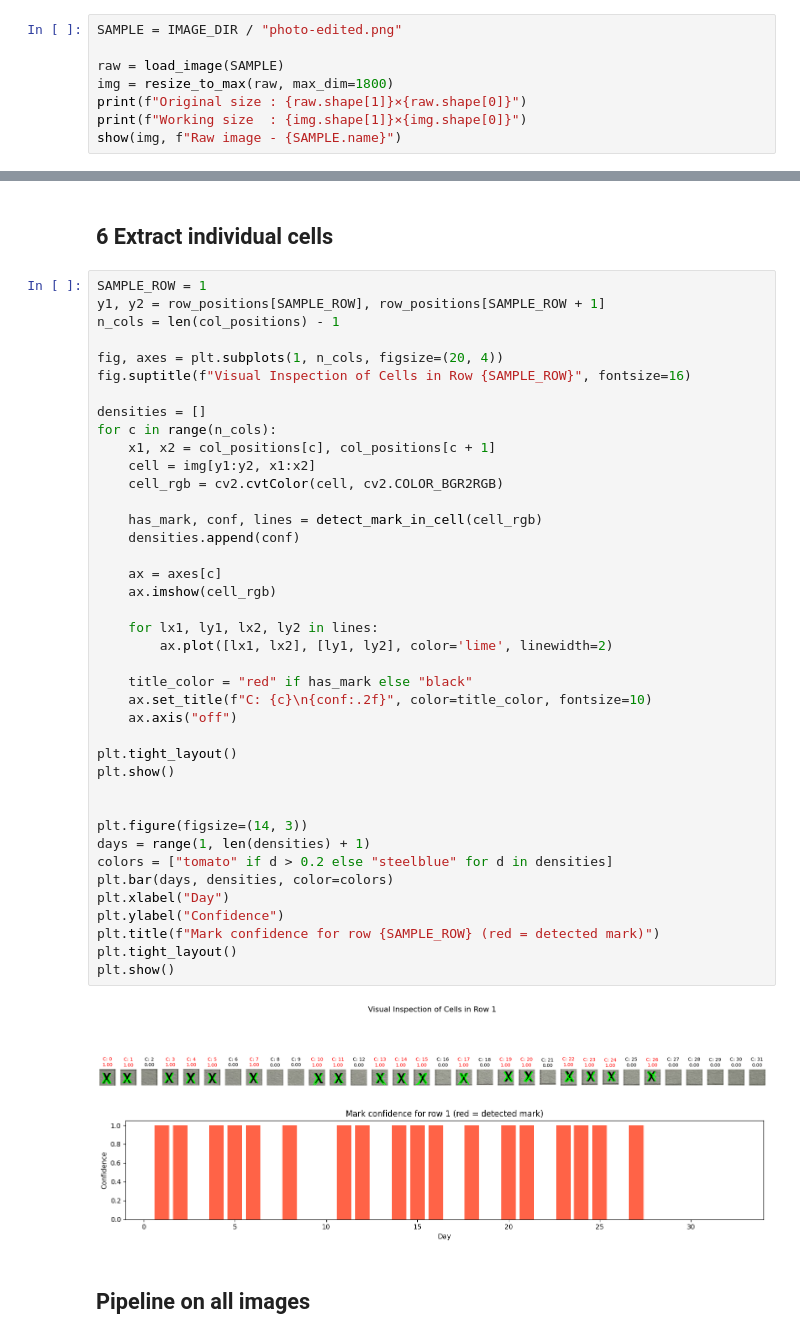
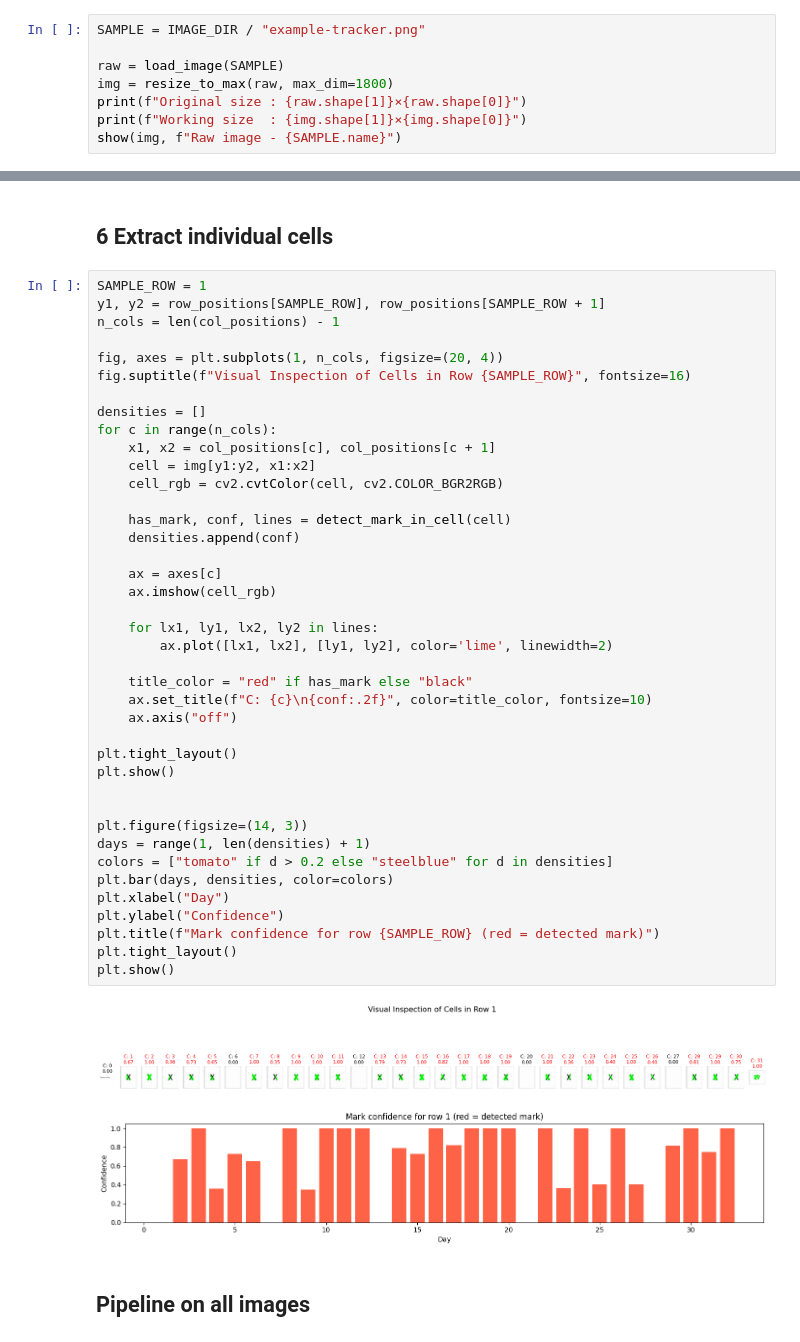
Before and after one commit to oguzmum/trackwise, a Jupyter notebook: table-detection-poc.ipynb, the cells around one changed output, grey strips where cells are left out. Drawn from its saved outputs; the diff is of its cells as text.

```diff
--- a/table-detection-poc.ipynb
+++ b/table-detection-poc.ipynb
@@ -76,7 +76,7 @@ Found 5 images:
   screenshot.png
   from-web.jpg
 # %%
-SAMPLE = IMAGE_DIR / "photo-edited.png"
+SAMPLE = IMAGE_DIR / "example-tracker.png"
 
 raw = load_image(SAMPLE)
 img = resize_to_max(raw, max_dim=1800)
@@ -196,36 +196,36 @@ for c in range(n_cols):
     x1, x2 = col_positions[c], col_positions[c + 1]
     cell = img[y1:y2, x1:x2]
     cell_rgb = cv2.cvtColor(cell, cv2.COLOR_BGR2RGB)
 
-    has_mark, conf, lines = detect_mark_in_cell(cell_rgb)
+    has_mark, conf, lines = detect_mark_in_cell(cell)
     densities.append(conf)
 
     ax = axes[c]
     ax.imshow(cell_rgb)
 
     for lx1, ly1, lx2, ly2 in lines:
         ax.plot([lx1, lx2], [ly1, ly2], color='lime', linewidth=2)
 
     title_color = "red" if has_mark else "black"
     ax.set_title(f"C: {c}\n{conf:.2f}", color=title_color, fontsize=10)
     ax.axis("off")
 
 plt.tight_layout()
 plt.show()
 
 
 plt.figure(figsize=(14, 3))
 days = range(1, len(densities) + 1)
 colors = ["tomato" if d > 0.2 else "steelblue" for d in densities]
 plt.bar(days, densities, color=colors)
 plt.xlabel("Day")
 plt.ylabel("Confidence")
 plt.title(f"Mark confidence for row {SAMPLE_ROW} (red = detected mark)")
 plt.tight_layout()
 plt.show()
 # %% [output]
-[figure, old version]
+[figure, new version]
-[figure, old version]
+[figure, new version]
 # %% [markdown]
 ## Pipeline on all images
 # %%
```
Also changed, not shown: parts of 6 cells of this notebook.
